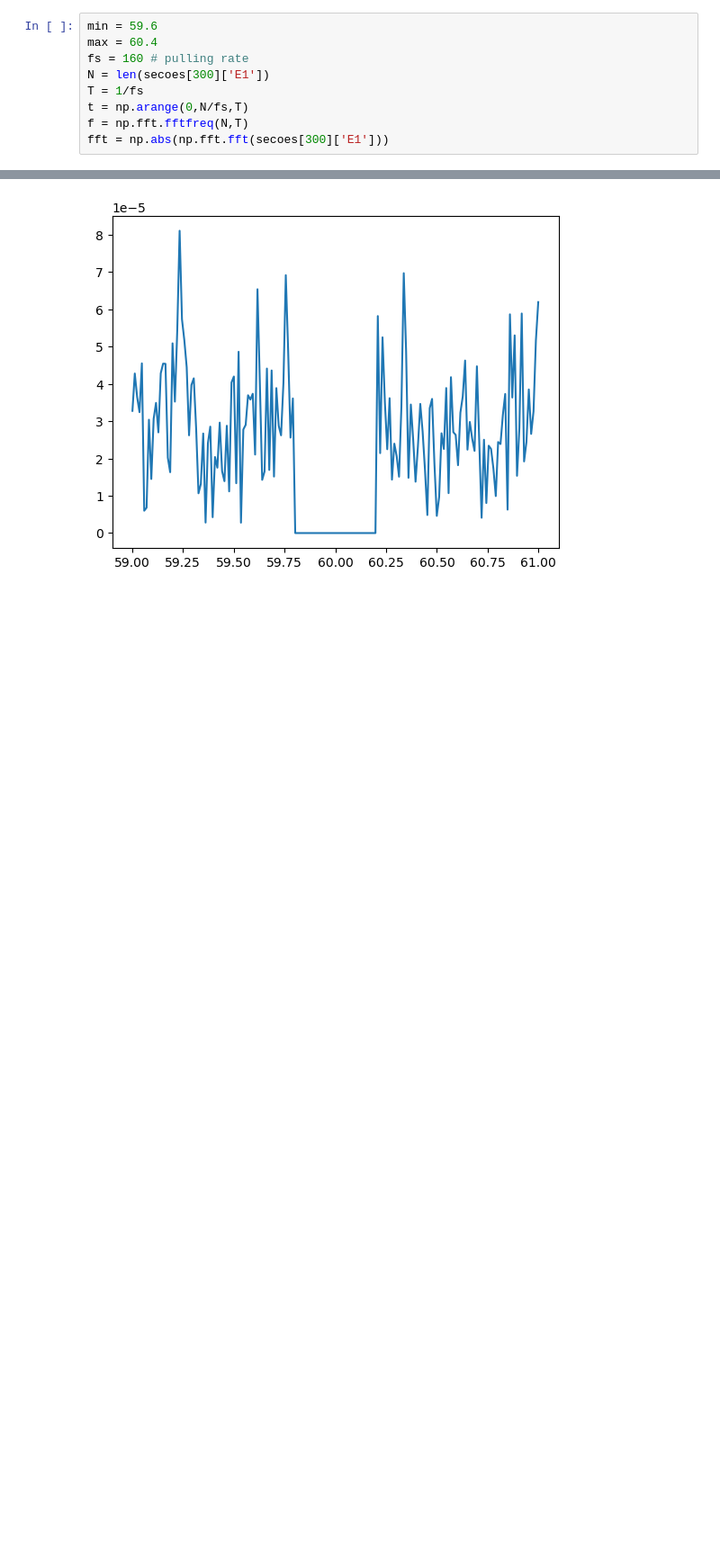
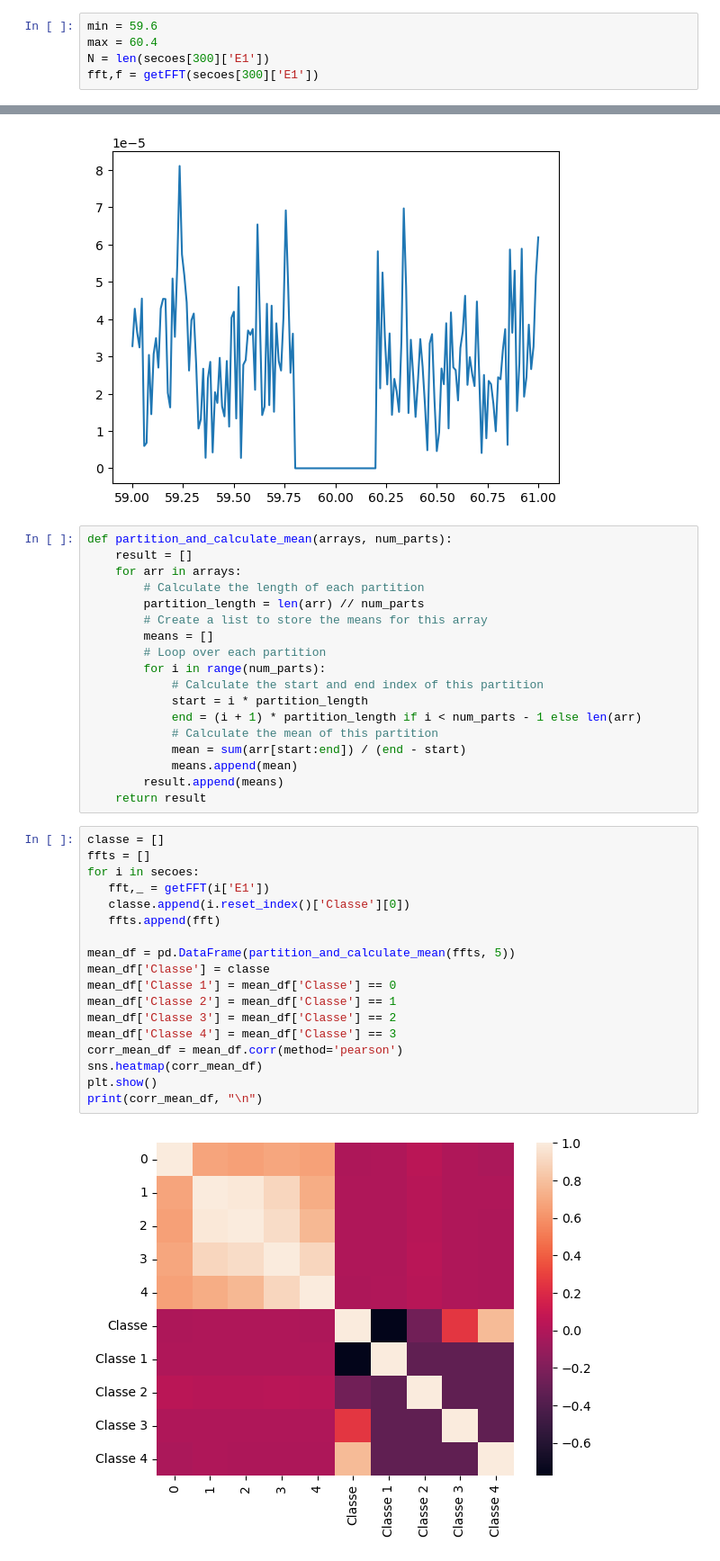
Before and after one commit to magarax/Data_Science, a Jupyter notebook: Novo_Trabalho_Final.ipynb, the cells around one changed output, grey strips where cells are left out. Shown at 90% size. Saved outputs shown, nothing was run; the diff lists cells and outputs as text; blank space fills up the shorter version.

Commit message:
Add processing with means and normalizations

```diff
--- a/Novo_Trabalho_Final.ipynb
+++ b/Novo_Trabalho_Final.ipynb
@@ -126,12 +188,8 @@ plotFFT(secoes[getExamPosition(105,4)]['E1'],fs=160)
 # %%
 min = 59.6
 max = 60.4
-fs = 160 # pulling rate
 N = len(secoes[300]['E1'])
-T = 1/fs
-t = np.arange(0,N/fs,T)
-f = np.fft.fftfreq(N,T)
-fft = np.abs(np.fft.fft(secoes[300]['E1']))
+fft,f = getFFT(secoes[300]['E1'])
 # %%
 
 plt.figure()
@@ -150,3 +208,41 @@ plt.plot(f[f<61][f[f<61]>59],fft[f<61][f[f<61]>59]*1/N)
 # %% [output]
 [<matplotlib.lines.Line2D at 0x...>]
 [figure]
+# %%
+def partition_and_calculate_mean(arrays, num_parts):
+    result = []
+    for arr in arrays:
+        # Calculate the length of each partition
+        partition_length = len(arr) // num_parts
+        # Create a list to store the means for this array
+        means = []
+        # Loop over each partition
+        for i in range(num_parts):
+            # Calculate the start and end index of this partition
+            start = i * partition_length
+            end = (i + 1) * partition_length if i < num_parts - 1 else len(arr)
+            # Calculate the mean of this partition
+            mean = sum(arr[start:end]) / (end - start)
+            means.append(mean)
+        result.append(means)
+    return result
+# %%
+classe = []
+ffts = []
+for i in secoes:
+   fft,_ = getFFT(i['E1'])
+   classe.append(i.reset_index()['Classe'][0])
+   ffts.append(fft)
+
+mean_df = pd.DataFrame(partition_and_calculate_mean(ffts, 5))
+mean_df['Classe'] = classe
+mean_df['Classe 1'] = mean_df['Classe'] == 0
+mean_df['Classe 2'] = mean_df['Classe'] == 1
+mean_df['Classe 3'] = mean_df['Classe'] == 2
+mean_df['Classe 4'] = mean_df['Classe'] == 3
+corr_mean_df = mean_df.corr(method='pearson')
+sns.heatmap(corr_mean_df)
+plt.show()
+print(corr_mean_df, "\n")
+# %% [output]
+[figure, added]
```
Also changed, not shown: parts of 11 cells of this notebook.
